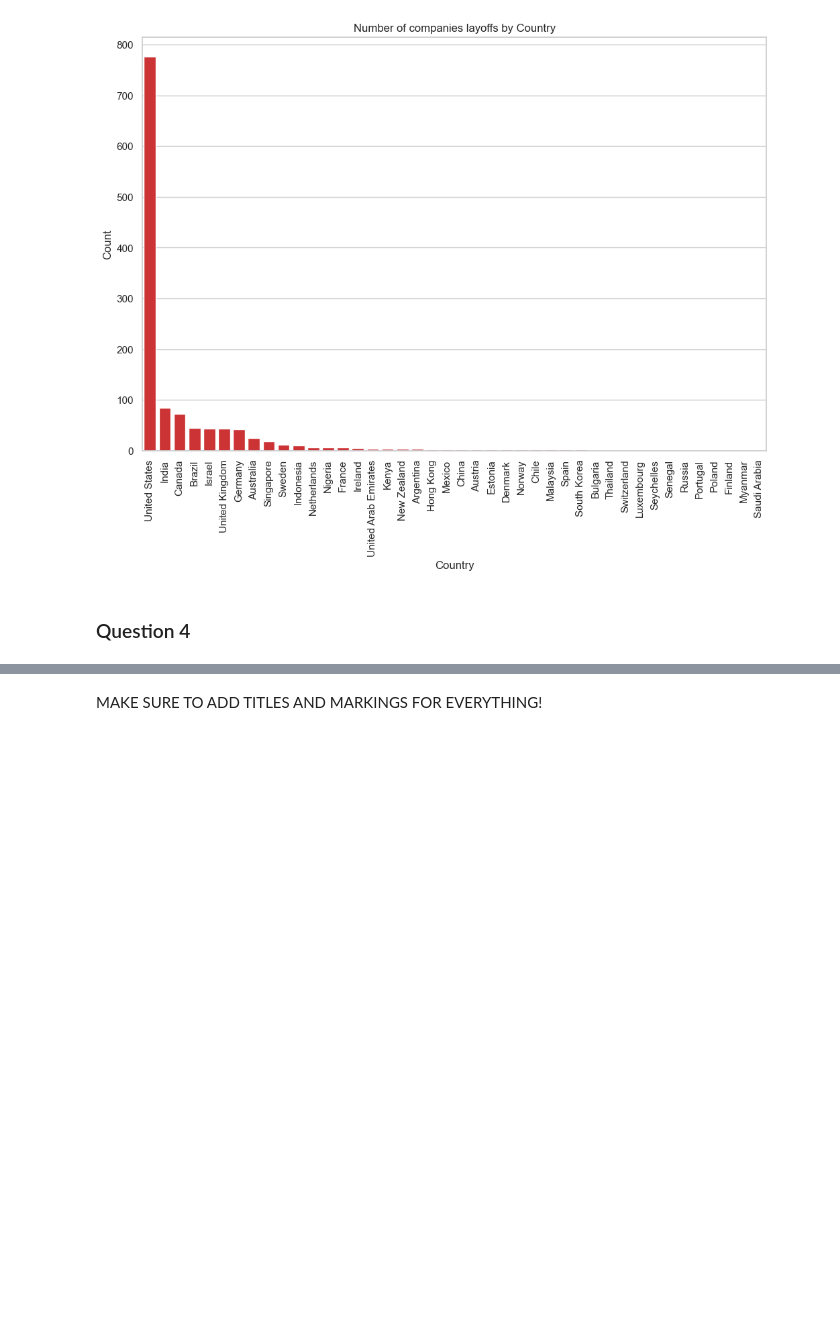
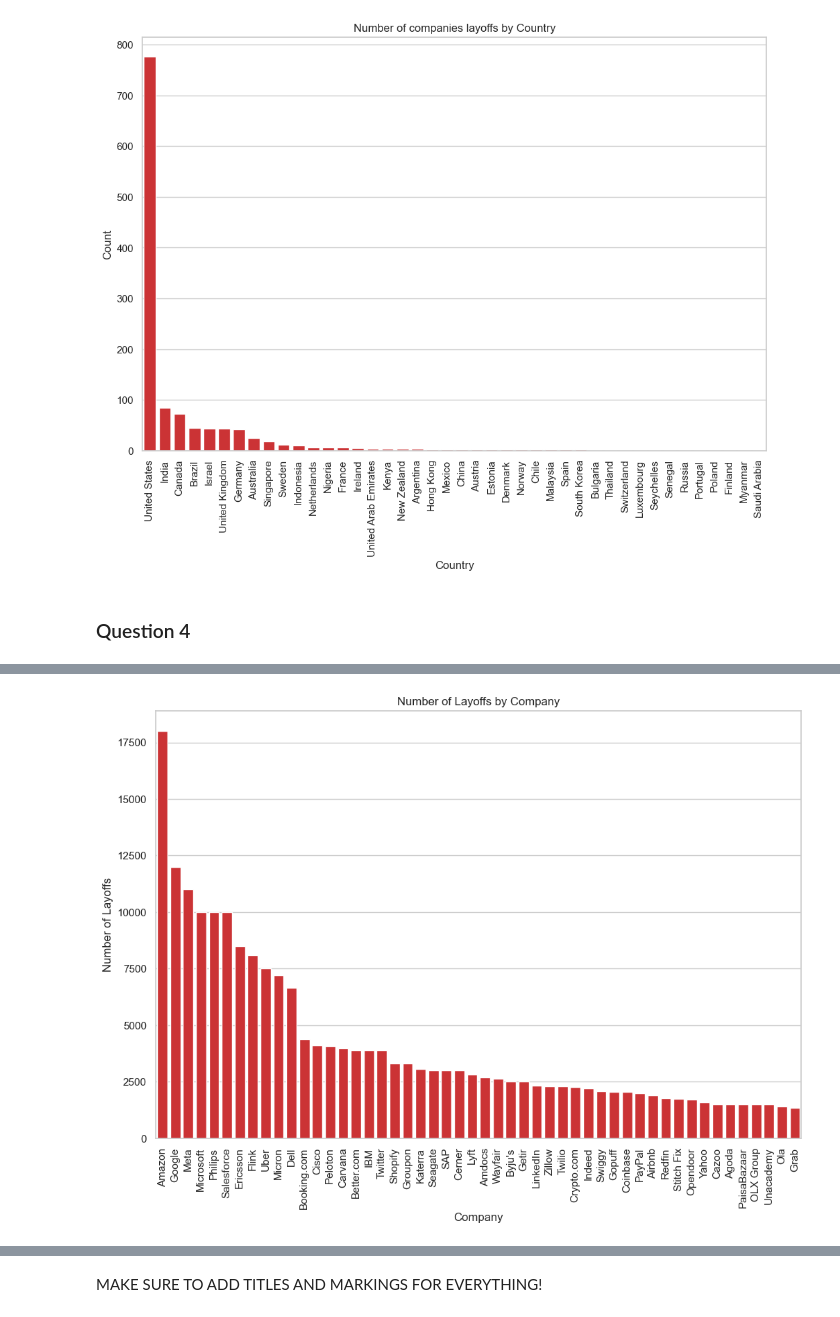
Before and after one commit to alexandrecogordan/data-visualisation, a Jupyter notebook: TD2/alexandre-cogordan.ipynb, the cells around one changed output, grey strips where cells are left out. Drawn from its saved outputs; the diff is of its cells as text; code cells hidden in the pictures; blank space fills up the shorter version.

```diff
--- a/TD2/alexandre-cogordan.ipynb
+++ b/TD2/alexandre-cogordan.ipynb
@@ -454,0 +490,17 @@ plt.show()
+# %%
+companies_layoffs = layoffs_df.groupby('company')['total_laid_off'].sum().reset_index().sort_values('total_laid_off', ascending=False)
+companies_layoffs = companies_layoffs.reset_index(drop=True)[:50]
+
+plt.figure(figsize=(12, 8))
+sns.barplot(data=companies_layoffs, x='company', y='total_laid_off')
+
+plt.title('Number of Layoffs by Company')
+plt.xlabel('Company')
+plt.ylabel('Number of Layoffs')
+plt.xticks(rotation=90)
+
+plt.show()
+
+# Bear in mind we only took the first 50 companies with th emost layoffs to make the graph more readable
+# %% [output]
+[figure, added]
```
Also changed, not shown: parts of 13 cells of this notebook.
